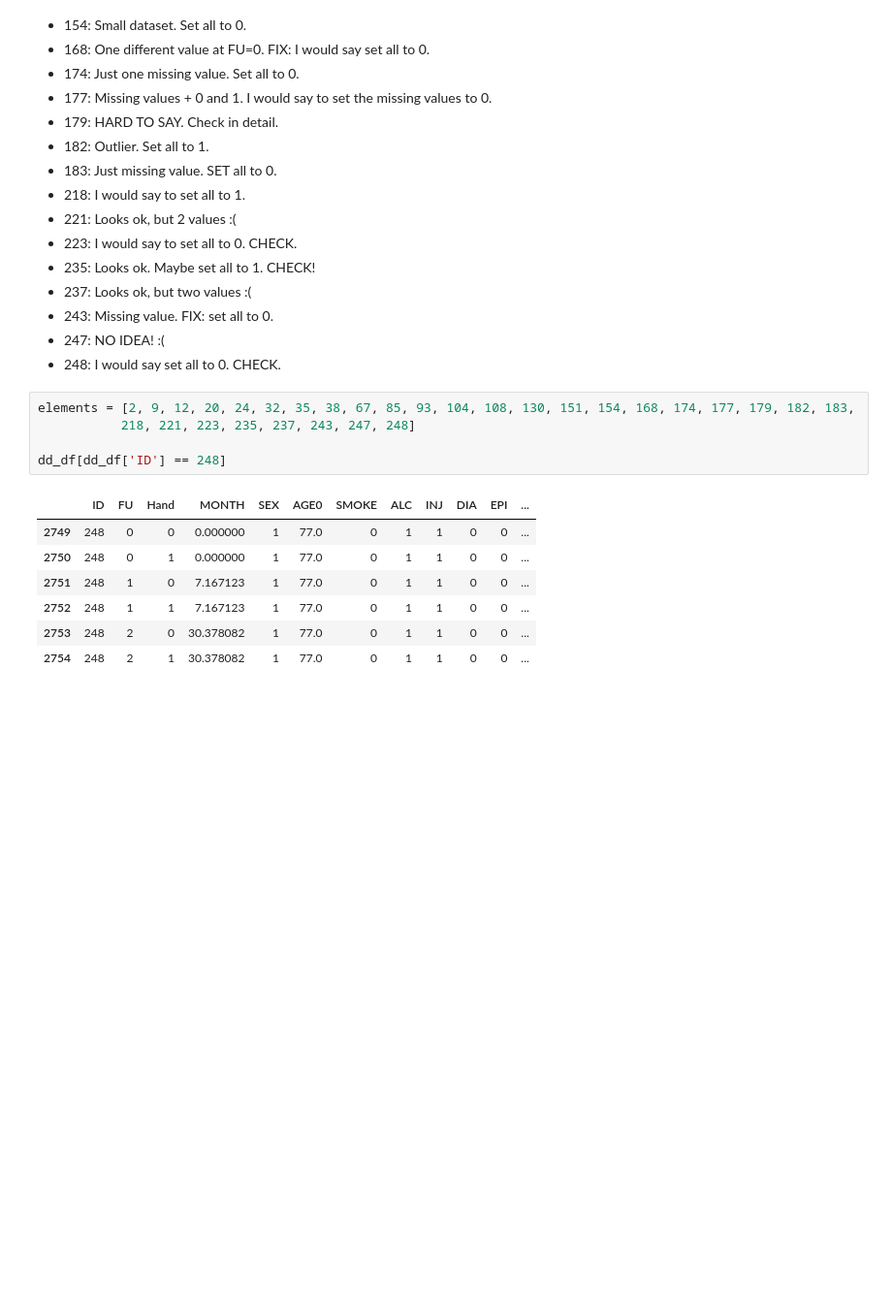
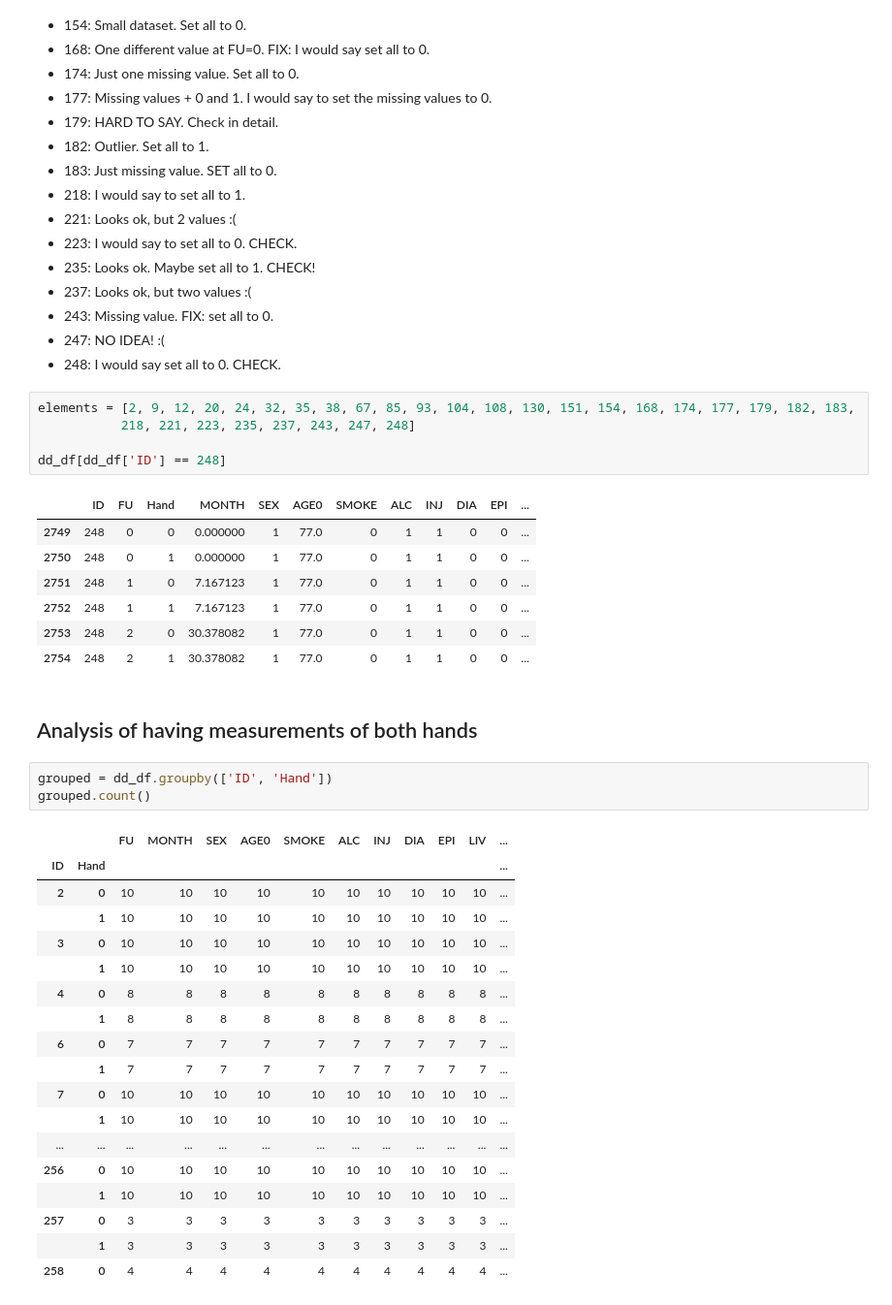
Before and after one commit to gomerudo/tuestatsbigdata, a Jupyter notebook: python/Exploration.ipynb, the cells around one changed output. Shown at 97% size. Drawn from its saved outputs; the diff is of its cells as text; blank space fills up the shorter version.

```diff
--- a/python/Exploration.ipynb
+++ b/python/Exploration.ipynb
@@ -359,3 +359,27 @@ dd_df[dd_df['ID'] == 248]
 | 2752 | 248 | 1 | 1 | 7.167123 | 1 | 77.0 | 0 | 1 | 1 | 0 | 0 | ... |
 | 2753 | 248 | 2 | 0 | 30.378082 | 1 | 77.0 | 0 | 1 | 1 | 0 | 0 | ... |
 | 2754 | 248 | 2 | 1 | 30.378082 | 1 | 77.0 | 0 | 1 | 1 | 0 | 0 | ... |
+# %% [markdown]
+## Analysis of having measurements of both hands
+# %%
+grouped = dd_df.groupby(['ID', 'Hand'])
+grouped.count()
+# %% [output]
+|  |  | FU | MONTH | SEX | AGE0 | SMOKE | ALC | INJ | DIA | EPI | LIV | ... |
+| ID | Hand |  |  |  |  |  |  |  |  |  |  | ... |
+| 2 | 0 | 10 | 10 | 10 | 10 | 10 | 10 | 10 | 10 | 10 | 10 | ... |
+|  | 1 | 10 | 10 | 10 | 10 | 10 | 10 | 10 | 10 | 10 | 10 | ... |
+| 3 | 0 | 10 | 10 | 10 | 10 | 10 | 10 | 10 | 10 | 10 | 10 | ... |
+|  | 1 | 10 | 10 | 10 | 10 | 10 | 10 | 10 | 10 | 10 | 10 | ... |
+| 4 | 0 | 8 | 8 | 8 | 8 | 8 | 8 | 8 | 8 | 8 | 8 | ... |
+|  | 1 | 8 | 8 | 8 | 8 | 8 | 8 | 8 | 8 | 8 | 8 | ... |
+| 6 | 0 | 7 | 7 | 7 | 7 | 7 | 7 | 7 | 7 | 7 | 7 | ... |
+|  | 1 | 7 | 7 | 7 | 7 | 7 | 7 | 7 | 7 | 7 | 7 | ... |
+| 7 | 0 | 10 | 10 | 10 | 10 | 10 | 10 | 10 | 10 | 10 | 10 | ... |
+|  | 1 | 10 | 10 | 10 | 10 | 10 | 10 | 10 | 10 | 10 | 10 | ... |
+| ... | ... | ... | ... | ... | ... | ... | ... | ... | ... | ... | ... | ... |
+| 256 | 0 | 10 | 10 | 10 | 10 | 10 | 10 | 10 | 10 | 10 | 10 | ... |
+|  | 1 | 10 | 10 | 10 | 10 | 10 | 10 | 10 | 10 | 10 | 10 | ... |
+| 257 | 0 | 3 | 3 | 3 | 3 | 3 | 3 | 3 | 3 | 3 | 3 | ... |
+|  | 1 | 3 | 3 | 3 | 3 | 3 | 3 | 3 | 3 | 3 | 3 | ... |
+| 258 | 0 | 4 | 4 | 4 | 4 | 4 | 4 | 4 | 4 | 4 | 4 | ... |
```
Also changed, not shown: parts of 9 cells of this notebook.
